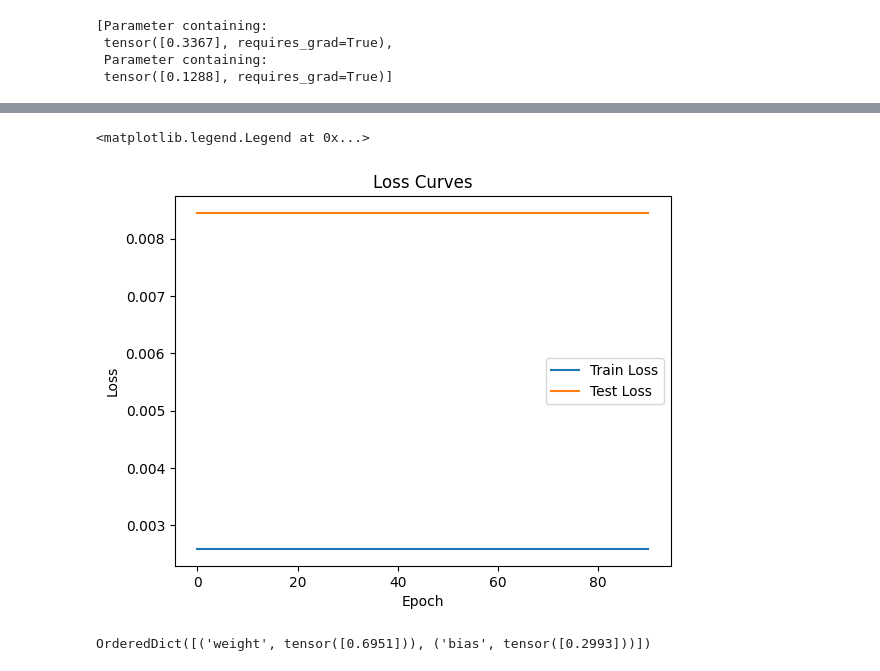
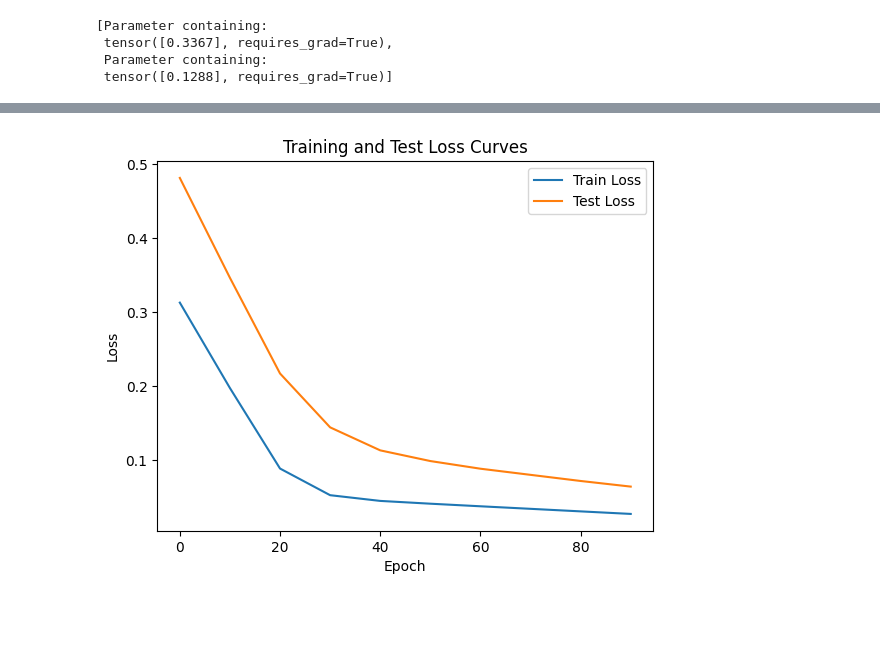
Before and after one commit to Nesasio/PyTorch-Repository, a Jupyter notebook: PyTorch.ipynb, the cells around one changed output, grey strips where cells are left out. Saved outputs shown, nothing was run; the diff lists cells and outputs as text; code cells hidden in the pictures; blank space fills up the shorter version.

```diff
--- a/PyTorch.ipynb
+++ b/PyTorch.ipynb
@@ -80,16 +72,15 @@ plotPredictions();
 # %%
-# Model building
+# Building a model
 
 class LinearRegressionModel(nn.Module):
   def __init__(self):
     super().__init__()
 
-    self.weight = nn.Parameter(torch.randn(1, dtype=torch.float), requires_grad=True)
-    self.bias = nn.Parameter(torch.randn(1, dtype=torch.float), requires_grad=True)
+    self.weights = nn.Parameter(torch.randn(1, dtype=torch.float32), requires_grad=True)
+    self.bias = nn.Parameter(torch.randn(1, dtype=torch.float32), requires_grad=True)
 
-  # Forward defines that computation will take place on the data passed to the module
   def forward(self, x: torch.Tensor) -> torch.Tensor:
-    return self.weight * x + self.bias
+    return self.weights*x + self.bias
 # %%
 torch.manual_seed(42)
 
@@ -116,35 +112,29 @@ plotPredictions(predictions=yPred)
 # %%
-# Training the model
+torch.manual_seed(42)
 
-lossFn = nn.L1Loss()  # MAE
-optimizer = torch.optim.SGD(params=model0.parameters(), lr=0.01)
-
-# Training loop
 epochs = 100
 
-trainLossVals = []
-testLossVals = []
+trainLossValues = []
+testLossValues = []
 epochCount = []
 
 for epoch in range(epochs):
-  model0.train()  # Put model in traininf mode
+  model0.train()
   yPred = model0(XTrain)
-  loss = lossFn(yPred, yTrain)  # Calculate loss function
+  loss = lossFn(yPred, yTrain)
   optimizer.zero_grad()
   loss.backward()
   optimizer.step()
-
-  # Testing
-  model0.eval()  # Put model in evaluation mode
+  model0.eval()
 
   with torch.inference_mode():
     testPred = model0(XTest)
+
     testLoss = lossFn(testPred, yTest.type(torch.float))
 
     if epoch % 10 == 0:
       epochCount.append(epoch)
-      trainLossVals.append(loss.detach().numpy())
-      testLossVals.append(testLoss.detach().numpy())
-
+      trainLossValues.append(loss.detach().numpy())
+      testLossValues.append(testLoss.detach().numpy())
       print(f"Epoch: {epoch} | MAE Train Loss: {loss} | MAE Test Loss: {testLoss}")
 # %% [output]
@@ -161,17 +151,12 @@ Epoch: 90 | MAE Train Loss: 0.0025885067880153656 | MAE Test Loss: 0.00844789110
 # %%
-# Plotting loss curves
+# Plotting the loss curves
 
-plt.plot(epochCount, trainLossVals, label="Train Loss")
-plt.plot(epochCount, testLossVals, label="Test Loss")
-plt.title("Loss Curves")
+plt.plot(epochCount, trainLossValues, label="Train Loss")
+plt.plot(epochCount, testLossValues, label="Test Loss")
+plt.title("Training and Test Loss Curves")
 plt.xlabel("Epoch")
 plt.ylabel("Loss")
-plt.legend()
+plt.legend();
 # %% [output]
-<matplotlib.legend.Legend at 0x...>
-[figure, old version]
+[figure, new version]
-# %%
-model0.state_dict()
-# %% [output]
-OrderedDict([('weight', tensor([0.6951])), ('bias', tensor([0.2993]))])
 # %%
```
Also changed, not shown: parts of 17 cells of this notebook.
